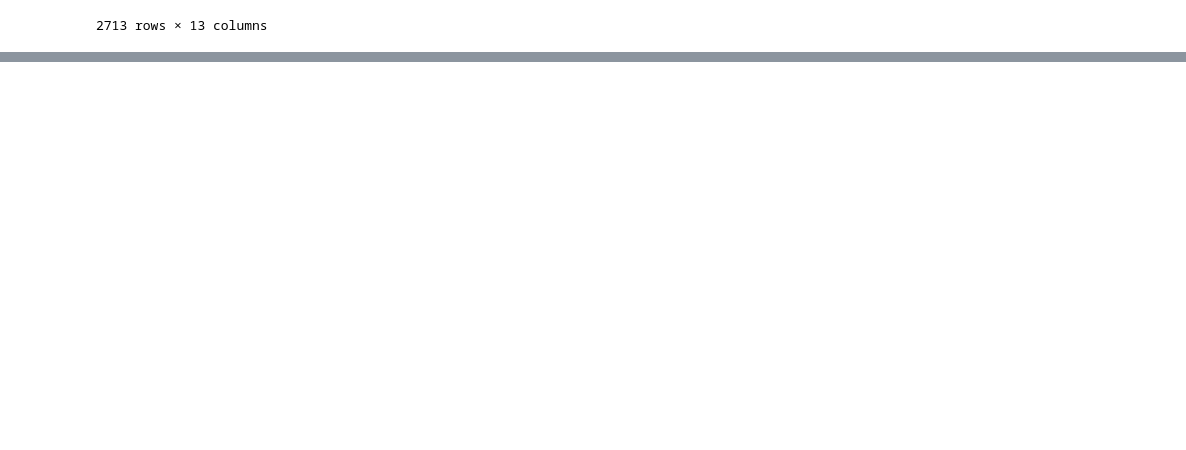
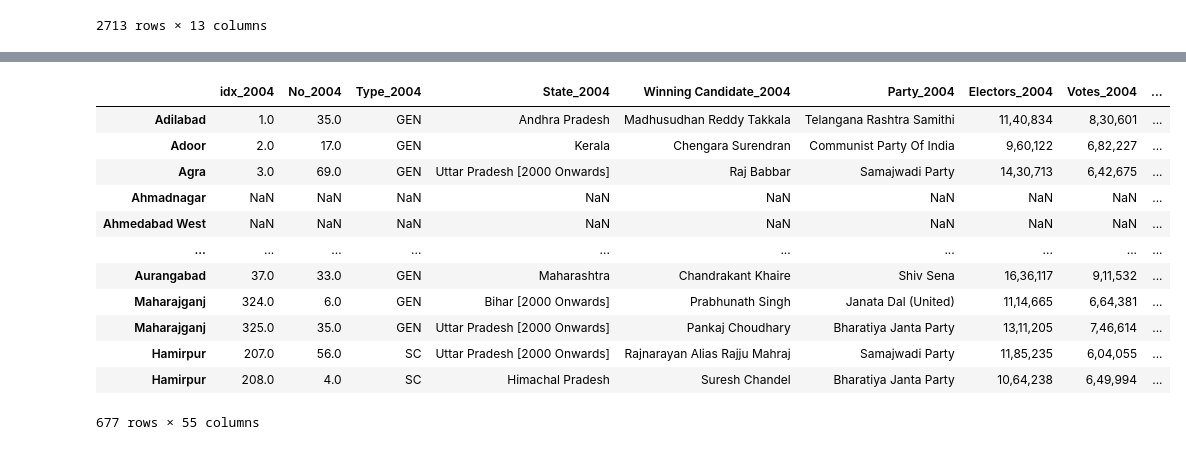
Before and after one commit to rasgulla-warriors/ada-hai-toh-mumkin-hai, a Jupyter notebook: wego.ipynb, the cells around one changed output, grey strips where cells are left out. Drawn from its saved outputs; the diff is of its cells as text; code cells hidden in the pictures; blank space fills up the shorter version.

```diff
--- a/wego.ipynb
+++ b/wego.ipynb
@@ -37,0 +127,2 @@ df.index = range(len(df))
+# %%
+df.drop_duplicates(inplace=True)
@@ -37,0 +194,11 @@ df.index = range(len(df))
+# %%
+filtered_rows = []
+for idx in duplicate_indices.unique():
+    rows = df.loc[idx]
+    if isinstance(rows, pd.DataFrame):
+        filtered_rows.append(rows.iloc[0])  # First occurrence
+        filtered_rows.append(rows.iloc[-1])  # Last occurrence
+    else:
+        filtered_rows.append(rows)
+filtered_df = pd.DataFrame(filtered_rows)
+filtered_df
@@ -37,0 +214,18 @@ df.index = range(len(df))
+# %%
+df = df[~df.index.isin(duplicate_indices.unique())]
+df = pd.concat([df, filtered_df])
+df
+# %% [output]
+|  | idx_2004 | No_2004 | Type_2004 | State_2004 | Winning Candidate_2004 | Party_2004 | Electors_2004 | Votes_2004 | ... |
+| Adilabad | 1.0 | 35.0 | GEN | Andhra Pradesh | Madhusudhan Reddy Takkala | Telangana Rashtra Samithi | 11,40,834 | 8,30,601 | ... |
+| Adoor | 2.0 | 17.0 | GEN | Kerala | Chengara Surendran | Communist Party Of India | 9,60,122 | 6,82,227 | ... |
+| Agra | 3.0 | 69.0 | GEN | Uttar Pradesh [2000 Onwards] | Raj Babbar | Samajwadi Party | 14,30,713 | 6,42,675 | ... |
+| Ahmadnagar | NaN | NaN | NaN | NaN | NaN | NaN | NaN | NaN | ... |
+| Ahmedabad West | NaN | NaN | NaN | NaN | NaN | NaN | NaN | NaN | ... |
+| ... | ... | ... | ... | ... | ... | ... | ... | ... | ... |
+| Aurangabad | 37.0 | 33.0 | GEN | Maharashtra | Chandrakant Khaire | Shiv Sena | 16,36,117 | 9,11,532 | ... |
+| Maharajganj | 324.0 | 6.0 | GEN | Bihar [2000 Onwards] | Prabhunath Singh | Janata Dal (United) | 11,14,665 | 6,64,381 | ... |
+| Maharajganj | 325.0 | 35.0 | GEN | Uttar Pradesh [2000 Onwards] | Pankaj Choudhary | Bharatiya Janta Party | 13,11,205 | 7,46,614 | ... |
+| Hamirpur | 207.0 | 56.0 | SC | Uttar Pradesh [2000 Onwards] | Rajnarayan Alias Rajju Mahraj | Samajwadi Party | 11,85,235 | 6,04,055 | ... |
+| Hamirpur | 208.0 | 4.0 | SC | Himachal Pradesh | Suresh Chandel | Bharatiya Janta Party | 10,64,238 | 6,49,994 | ... |
+677 rows × 55 columns
```
Also changed, not shown: parts of 10 cells of this notebook, 7 other files.
